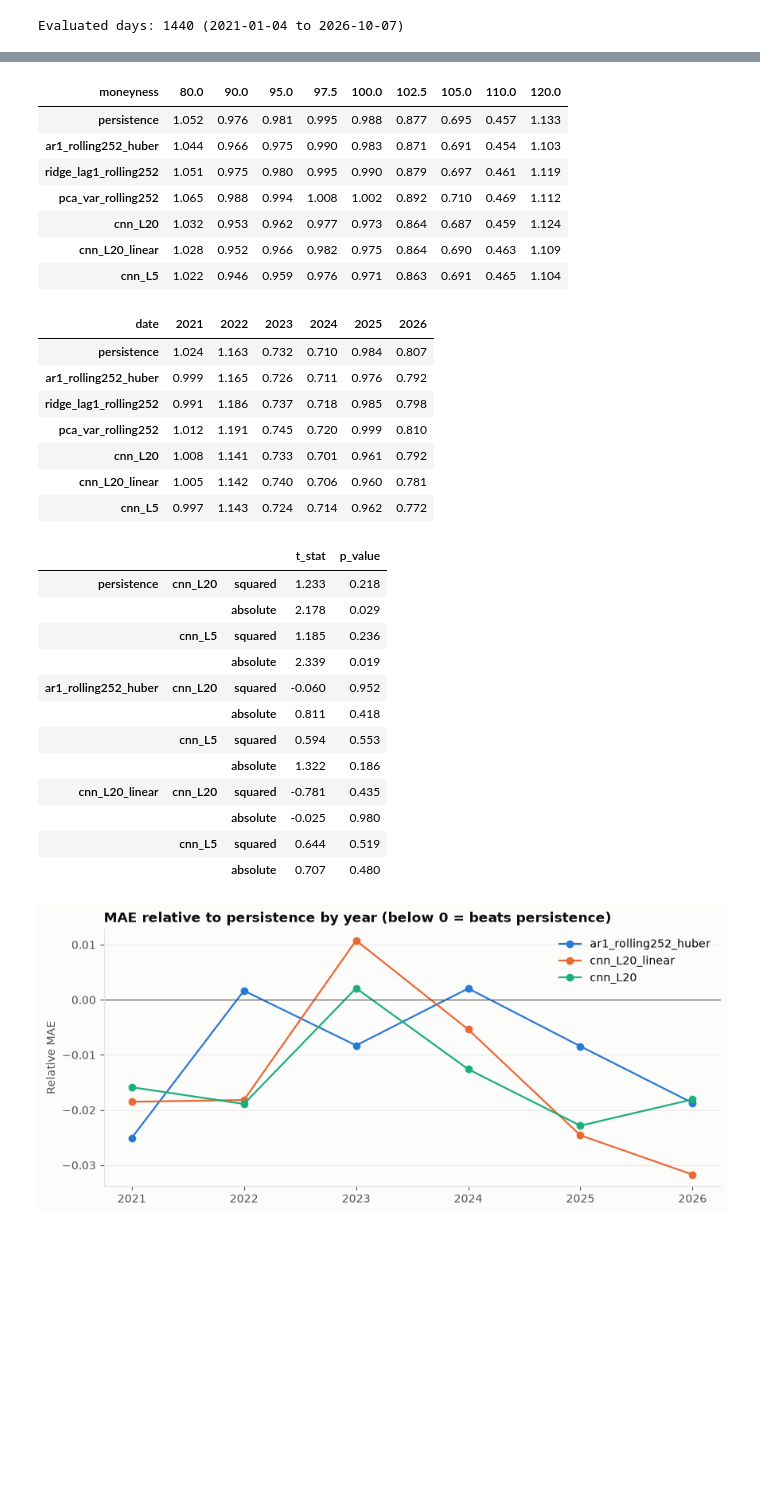
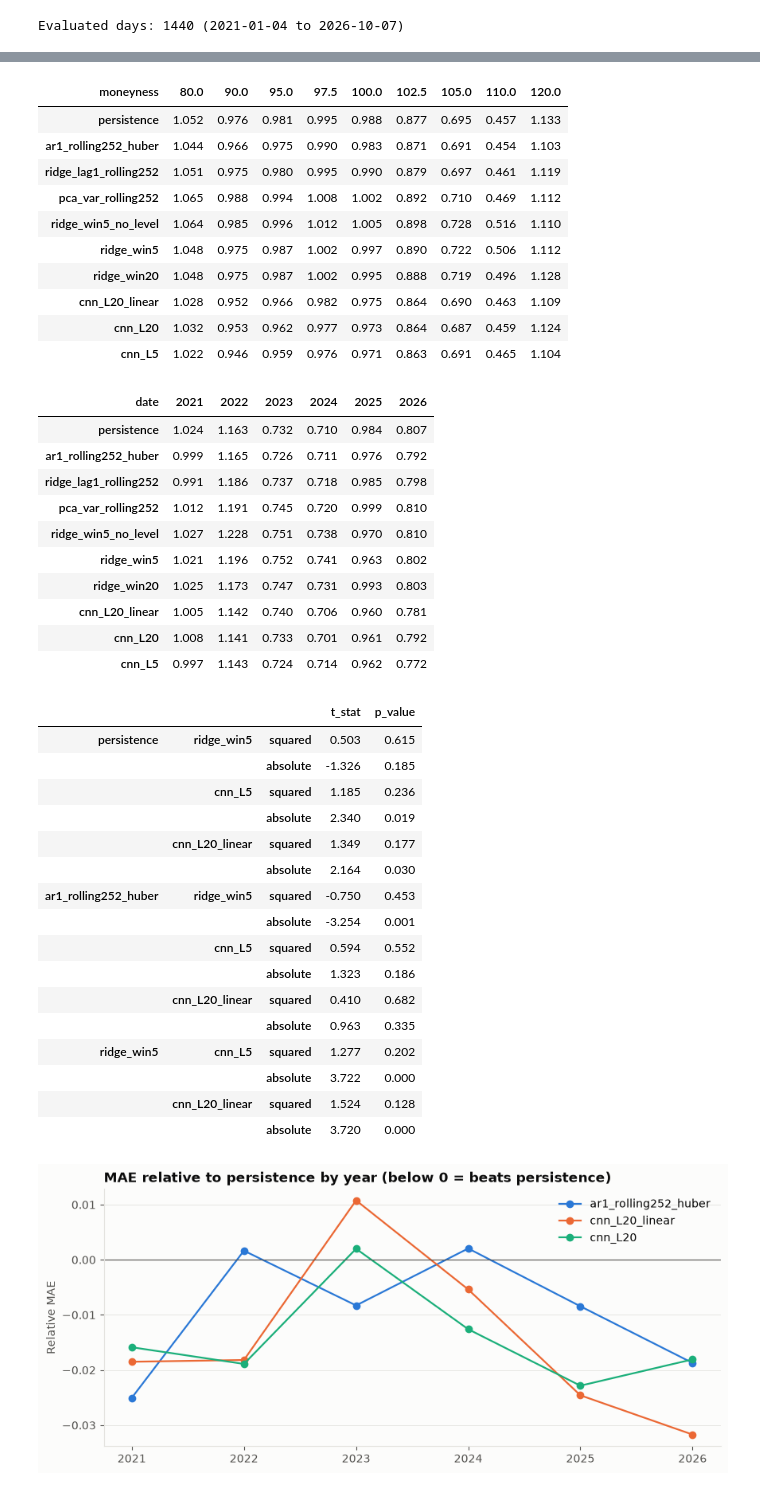
Before and after one commit to manidmt/spx-vol-surface-forecasting, a Jupyter notebook: notebooks/03_cnn.ipynb, the cells around one changed output, grey strips where cells are left out. Saved outputs shown, nothing was run; the diff lists cells and outputs as text; code cells hidden in the pictures; blank space fills up the shorter version.

Commit message:
Add ridge on the CNN input window

```diff
--- a/notebooks/03_cnn.ipynb
+++ b/notebooks/03_cnn.ipynb
@@ -142,3 +142,37 @@ pd.DataFrame({k: pd.Series(v).describe() for k, v in cnn_epochs.items()}).loc[["
 | mean | 82.0 | 74.0 | 52.0 |
 | min | 30.0 | 30.0 | 30.0 |
 | max | 298.0 | 239.0 | 145.0 |
+# %%
+from sklearn.linear_model import RidgeCV
+from sklearn.pipeline import make_pipeline
+from sklearn.preprocessing import StandardScaler
+
+
+def predict_ridge_window(L=5, level=True):
+    """Ridge on the flattened CNN input window: same samples, refit dates and expanding window as the CNN."""
+    X, Y = make_windows(L), target.to_numpy()
+    if not level:
+        X = X[:, :1]
+    X = X.reshape(len(X), -1)
+    ok = np.isfinite(X).all(axis=1) & np.isfinite(Y).all(axis=1)
+    pred = pd.DataFrame(index=test, columns=iv.columns, dtype=float)
+    alphas = {}
+    for month, days in pd.Series(test, index=test).groupby(test.to_period("M")):
+        start = days.index[0]
+        train = ok & (iv.index < start)
+        train[:-1] &= iv.index[1:] < start
+        model = make_pipeline(StandardScaler(), RidgeCV(alphas=np.logspace(-1, 6, 29))).fit(X[train], Y[train])
+        pred.loc[days.index] = pred_rw.loc[days.index].to_numpy() + model.predict(X[iv.index.get_indexer(days.index) - 1])
+        alphas[month] = model[-1].alpha_
+    return pred, pd.Series(alphas)
+
+
+ridge_alphas = {}
+for name, kw in {
+    "ridge_win5": {"L": 5},
+    "ridge_win5_no_level": {"L": 5, "level": False},
+    "ridge_win20": {"L": 20},
+}.items():
+    preds[name], ridge_alphas[name] = predict_ridge_window(**kw)
+
+pd.DataFrame(ridge_alphas).describe().loc[["min", "50%", "max"]]
@@ -156,7 +195,7 @@ def r2_oos(e, e_ref):
     return 1 - (e**2).to_numpy().sum() / (e_ref**2).to_numpy().sum()
 
 shown = ["persistence", "ar1_rolling252_huber", "ridge_lag1_rolling252", "pca_var_rolling252",
-         "cnn_L20", "cnn_L20_linear", "cnn_L5"]
+         "ridge_win5_no_level", "ridge_win5", "ridge_win20", "cnn_L20_linear", "cnn_L20", "cnn_L5"]
 summary = pd.DataFrame({
     name: {
         "mae": errors[name].abs().to_numpy().mean(),
@@ -185,8 +227,11 @@ mae_by_moneyness.round(3)
 | ar1_rolling252_huber | 1.044 | 0.966 | 0.975 | 0.990 | 0.983 | 0.871 | 0.691 | 0.454 | 1.103 |
 | ridge_lag1_rolling252 | 1.051 | 0.975 | 0.980 | 0.995 | 0.990 | 0.879 | 0.697 | 0.461 | 1.119 |
 | pca_var_rolling252 | 1.065 | 0.988 | 0.994 | 1.008 | 1.002 | 0.892 | 0.710 | 0.469 | 1.112 |
+| ridge_win5_no_level | 1.064 | 0.985 | 0.996 | 1.012 | 1.005 | 0.898 | 0.728 | 0.516 | 1.110 |
+| ridge_win5 | 1.048 | 0.975 | 0.987 | 1.002 | 0.997 | 0.890 | 0.722 | 0.506 | 1.112 |
+| ridge_win20 | 1.048 | 0.975 | 0.987 | 1.002 | 0.995 | 0.888 | 0.719 | 0.496 | 1.128 |
+| cnn_L20_linear | 1.028 | 0.952 | 0.966 | 0.982 | 0.975 | 0.864 | 0.690 | 0.463 | 1.109 |
 | cnn_L20 | 1.032 | 0.953 | 0.962 | 0.977 | 0.973 | 0.864 | 0.687 | 0.459 | 1.124 |
-| cnn_L20_linear | 1.028 | 0.952 | 0.966 | 0.982 | 0.975 | 0.864 | 0.690 | 0.463 | 1.109 |
 | cnn_L5 | 1.022 | 0.946 | 0.959 | 0.976 | 0.971 | 0.863 | 0.691 | 0.465 | 1.104 |
 # %%
 mae_by_year = pd.DataFrame({name: errors[name].abs().mean(axis=1).groupby(errors[name].index.year).mean() for name in shown})
@@ -197,37 +242,45 @@ mae_by_year.T.round(3)
 | ar1_rolling252_huber | 0.999 | 1.165 | 0.726 | 0.711 | 0.976 | 0.792 |
 | ridge_lag1_rolling252 | 0.991 | 1.186 | 0.737 | 0.718 | 0.985 | 0.798 |
 | pca_var_rolling252 | 1.012 | 1.191 | 0.745 | 0.720 | 0.999 | 0.810 |
+| ridge_win5_no_level | 1.027 | 1.228 | 0.751 | 0.738 | 0.970 | 0.810 |
+| ridge_win5 | 1.021 | 1.196 | 0.752 | 0.741 | 0.963 | 0.802 |
+| ridge_win20 | 1.025 | 1.173 | 0.747 | 0.731 | 0.993 | 0.803 |
+| cnn_L20_linear | 1.005 | 1.142 | 0.740 | 0.706 | 0.960 | 0.781 |
 | cnn_L20 | 1.008 | 1.141 | 0.733 | 0.701 | 0.961 | 0.792 |
-| cnn_L20_linear | 1.005 | 1.142 | 0.740 | 0.706 | 0.960 | 0.781 |
 | cnn_L5 | 0.997 | 1.143 | 0.724 | 0.714 | 0.962 | 0.772 |
 # %%
 def diebold_mariano(e_ref, e, loss, maxlags=5):
     dl = loss(e_ref).mean(axis=1) - loss(e).mean(axis=1)
     res = sm.OLS(dl.to_numpy(), np.ones(len(dl))).fit(cov_type="HAC", cov_kwds={"maxlags": maxlags})
     return res.tvalues[0], res.pvalues[0]
 
 losses = {"squared": lambda e: e**2, "absolute": lambda e: e.abs()}
 dm = pd.DataFrame({
     (ref, name, loss_name): dict(zip(["t_stat", "p_value"], diebold_mariano(errors[ref], errors[name], loss)))
-    for ref in ["persistence", "ar1_rolling252_huber", "cnn_L20_linear"]
-    for name in ["cnn_L20", "cnn_L5"]
+    for ref in ["persistence", "ar1_rolling252_huber", "ridge_win5"]
+    for name in ["ridge_win5", "cnn_L5", "cnn_L20_linear"]
+    if name != ref
     for loss_name, loss in losses.items()
 }).T
 dm.round(3)
 # %% [output]
 |  |  |  | t_stat | p_value |
-| persistence | cnn_L20 | squared | 1.233 | 0.218 |
-|  |  | absolute | 2.178 | 0.029 |
+| persistence | ridge_win5 | squared | 0.503 | 0.615 |
+|  |  | absolute | -1.326 | 0.185 |
 |  | cnn_L5 | squared | 1.185 | 0.236 |
-|  |  | absolute | 2.339 | 0.019 |
-| ar1_rolling252_huber | cnn_L20 | squared | -0.060 | 0.952 |
-|  |  | absolute | 0.811 | 0.418 |
-|  | cnn_L5 | squared | 0.594 | 0.553 |
-|  |  | absolute | 1.322 | 0.186 |
-| cnn_L20_linear | cnn_L20 | squared | -0.781 | 0.435 |
-|  |  | absolute | -0.025 | 0.980 |
-|  | cnn_L5 | squared | 0.644 | 0.519 |
-|  |  | absolute | 0.707 | 0.480 |
+|  |  | absolute | 2.340 | 0.019 |
+|  | cnn_L20_linear | squared | 1.349 | 0.177 |
+|  |  | absolute | 2.164 | 0.030 |
+| ar1_rolling252_huber | ridge_win5 | squared | -0.750 | 0.453 |
+|  |  | absolute | -3.254 | 0.001 |
+|  | cnn_L5 | squared | 0.594 | 0.552 |
+|  |  | absolute | 1.323 | 0.186 |
+|  | cnn_L20_linear | squared | 0.410 | 0.682 |
+|  |  | absolute | 0.963 | 0.335 |
+| ridge_win5 | cnn_L5 | squared | 1.277 | 0.202 |
+|  |  | absolute | 3.722 | 0.000 |
+|  | cnn_L20_linear | squared | 1.524 | 0.128 |
+|  |  | absolute | 3.720 | 0.000 |
 # %%
 best = ["ar1_rolling252_huber", "cnn_L20_linear", "cnn_L20"]
 rel = mae_by_year[best].div(mae_by_year["persistence"], axis=0) - 1
```
Also changed, not shown: parts of 2 cells of this notebook.
